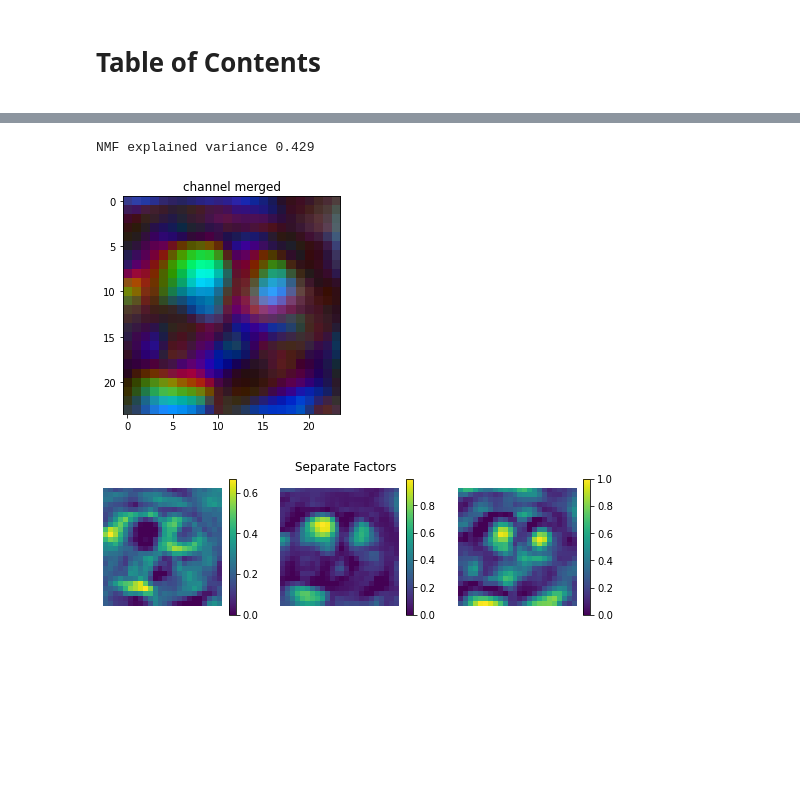
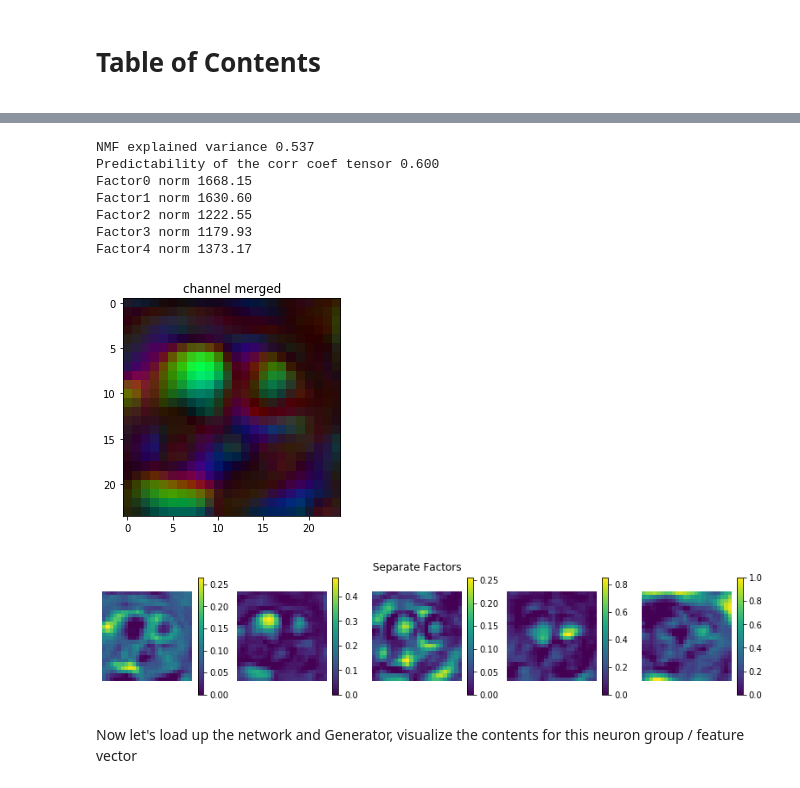
Before and after one commit to Animadversio/Visual_Neuron_Modelling, a Jupyter notebook: CorrFeatTsr_factor_analysis.ipynb, the cells around one changed output, grey strips where cells are left out. Drawn from its saved outputs; the diff is of its cells as text; code cells hidden in the pictures; blank space fills up the shorter version.

```diff
--- a/CorrFeatTsr_factor_analysis.ipynb
+++ b/CorrFeatTsr_factor_analysis.ipynb
@@ -71,40 +115,19 @@ show_img(ReprStats[Expi].Manif.BestImg)
-# %%
-mode = "abs"#"thresh"#pos_rect
-thr = (-4,4)
-layer = "conv4_3"
-bdr = 2
-Ttsr = Ttsr_dict[layer]
-cctsr = cctsr_dict[layer]
-Ttsr_pp = rectify_tsr(Ttsr, mode="thresh", thr=thr)
-C, H, W = Ttsr_pp.shape
-if bdr == 0:
-    Tmat = Ttsr_pp.reshape(C, H*W)
-    ccmat = cctsr.reshape(C, H*W)
-else:
-    Tmat = Ttsr_pp[:, bdr:-bdr, bdr:-bdr].reshape(C, (H-2*bdr)*(W-2*bdr))
-    ccmat = cctsr[:, bdr:-bdr, bdr:-bdr].reshape(C, (H-2*bdr)*(W-2*bdr))
-#%
-nmfsolver = NMF(n_components=3, init="nndsvda", solver="cd")#mu
-Hmat = nmfsolver.fit_transform(Tmat.T)
-Hmaps = Hmat.reshape([H-2*bdr, W-2*bdr, 3])
-exp_var = 1-npnorm(Tmat.T-Hmat@nmfsolver.components_)/npnorm(Tmat)
-print("NMF explained variance %.3f"%exp_var)
-plt.imshow(Hmaps / Hmaps.max())
-plt.title("channel merged")
-plt.show()
-[figh, axs] = plt.subplots(1,3,figsize=[9, 2.5])
-for ci in range(Hmaps.shape[2]):
-    plt.sca(axs[ci])
-    plt.imshow(Hmaps[:,:,ci] / Hmaps.max())
-    plt.axis("off")
-    plt.colorbar()
-plt.suptitle("Separate Factors")
-plt.show()
-
-ccfactor = (ccmat @ np.linalg.pinv(Hmat).T )
-# ccfactor = (ccmat @ Hmat )
-np.corrcoef((ccfactor@Hmat.T).flatten(), ccmat.flatten())[0,1]
-# %% [output]
-NMF explained variance 0.429
-[figure, removed]
-[figure, removed]
+# %%
+layer = "conv4_3"
+bdr = 2
+Ttsr = Ttsr_dict[layer]
+cctsr = cctsr_dict[layer]
+Ttsr_pp = rectify_tsr(Ttsr, mode="abs")
+Hmat, Hmaps, Tcomponents_, ccfactor = tsr_factorize(Ttsr_pp, cctsr, bdr=bdr, Nfactor=5)
+# %% [output]
+NMF explained variance 0.537
+Predictability of the corr coef tensor 0.600
+Factor0 norm 1668.15
+Factor1 norm 1630.60
+Factor2 norm 1222.55
+Factor3 norm 1179.93
+Factor4 norm 1373.17
+[figure, added]
+[figure, added]
+# %% [markdown]
+Now let's load up the network and Generator, visualize the contents for this neuron group / feature vector
```
Also changed, not shown: parts of 53 cells of this notebook, 3 other files.
